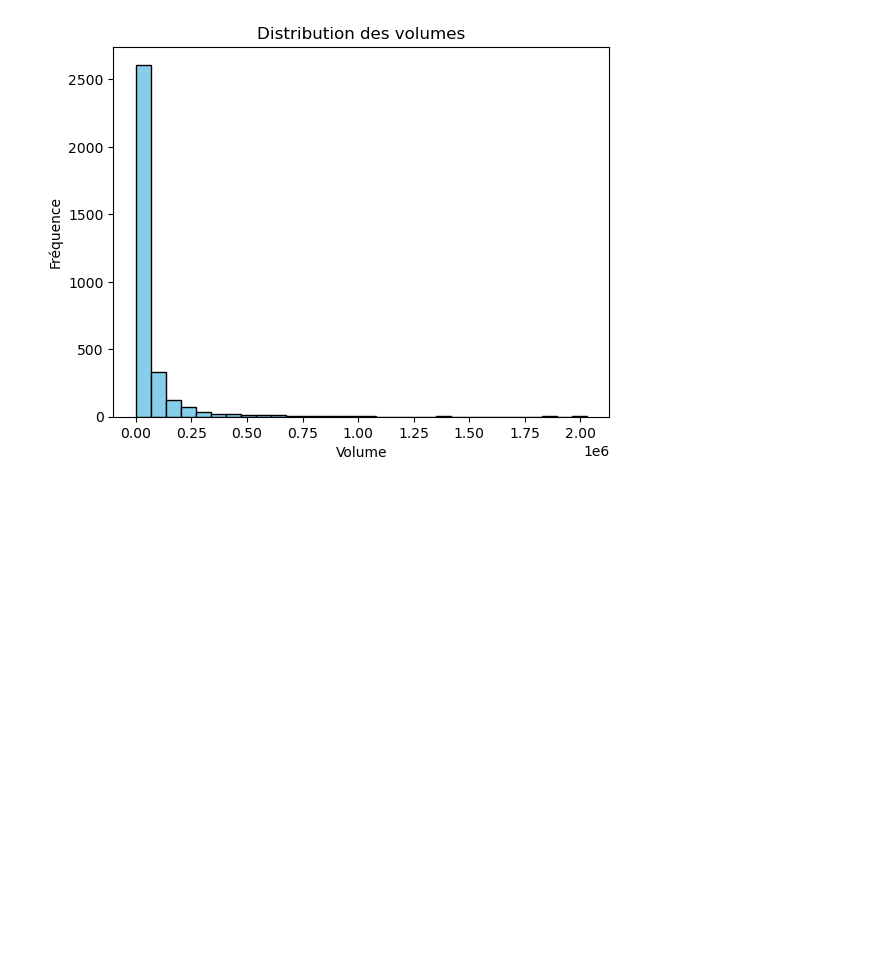
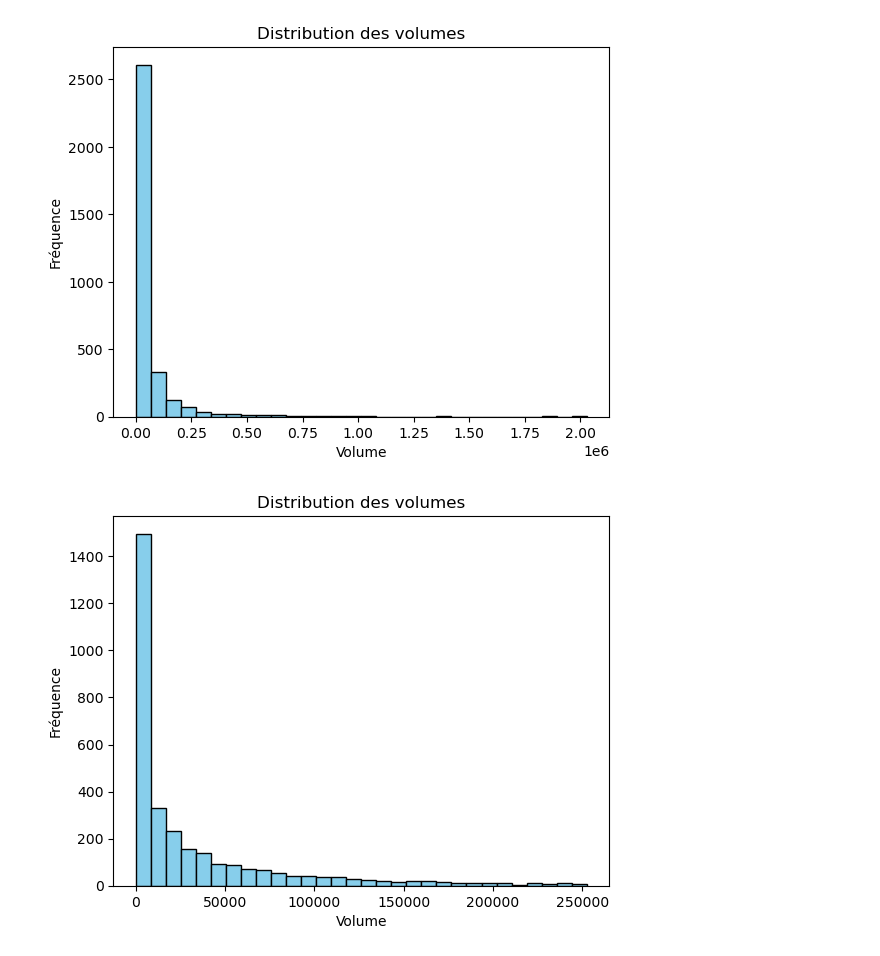
Before and after one commit to kwame-mbobda-kuate/kurisue, a Jupyter notebook: stats_descriptives.ipynb, the cells around one changed output. Cells and saved outputs as stored; diff of their text form; code cells hidden in the pictures; blank space fills up the shorter version.

```diff
--- a/stats_descriptives.ipynb
+++ b/stats_descriptives.ipynb
@@ -141,16 +149,3 @@ plt.title('Distribution des volumes de trafic')
 plt.show()
 # %% [output]
 [figure]
-# %%
-if gdf.crs is None:
-    # Si le CRS n'est pas défini, on l'assigne manuellement à EPSG:4326 (latitude/longitude)
-    gdf.set_crs("EPSG:2263", allow_override=True, inplace=True)
-elif gdf.crs != "EPSG:2263":
-    # Si le CRS est défini mais n'est pas EPSG:4326, on le convertit
-    gdf = gdf.to_crs("EPSG:2263")
-
-# Agrégation des données par rue
-agg_gdf = gdf.groupby('street').agg({
-    'Vol': 'sum',  # Somme des volumes de trafic
-    'geometry': 'first'  # Garder la première géométrie (généralement le centroïde)
-}).reset_index()
@@ -355,5 +228,14 @@ Name: Vol, dtype: float64
 Valeurs > 95e percentile : 164
 [figure]
 # %%
-threshold = agg_df["Vol"].quantile(0.9)  # Seuil : 5ᵉ percentile
-agg_df_filtered = agg_df[agg_df["Vol"] > threshold]
+threshold = agg_df["Vol"].quantile(0.95)  # Seuil : 5ᵉ percentile
+agg_df_filtered = agg_df[agg_df["Vol"] < threshold]
+# %%
+
+plt.hist(agg_df_filtered["Vol"], bins=30, color="skyblue", edgecolor="black")
+plt.title("Distribution des volumes")
+plt.xlabel("Volume")
+plt.ylabel("Fréquence")
+plt.show()
+# %% [output]
+[figure, added]
```
Also changed, not shown: parts of 26 cells of this notebook.
